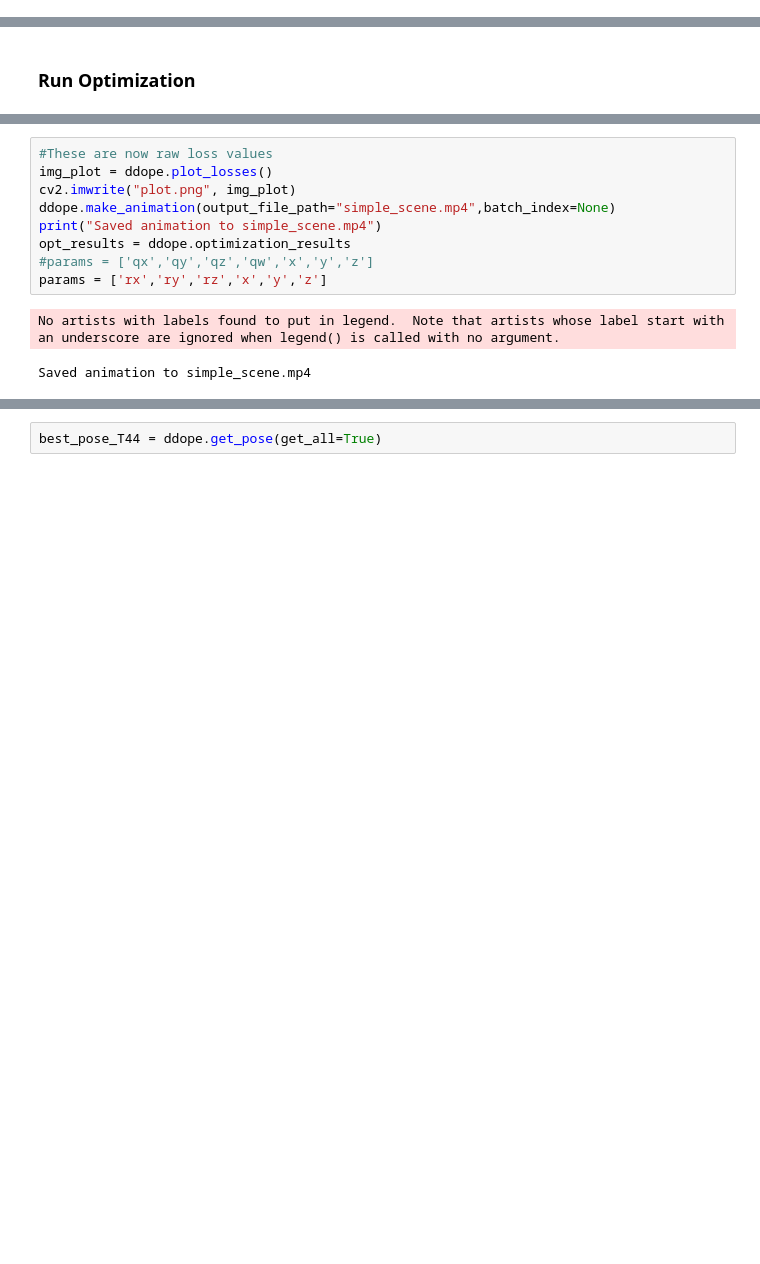
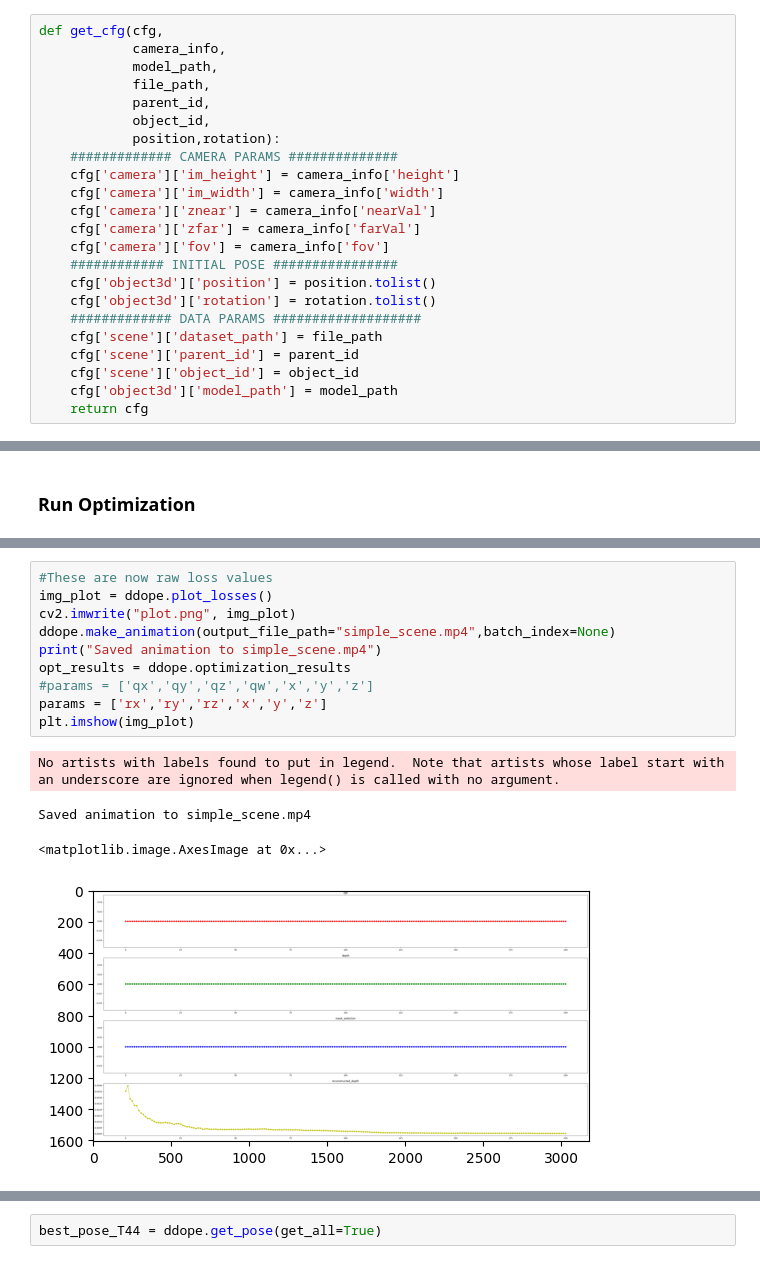
Before and after one commit to raoshashank/diff-dope, a Jupyter notebook: examples/test_diffdope_fullocc.ipynb, the cells around one changed output, grey strips where cells are left out. Cells and saved outputs as stored; diff of their text form; blank space fills up the shorter version.

```diff
--- a/examples/test_diffdope_fullocc.ipynb
+++ b/examples/test_diffdope_fullocc.ipynb
@@ -59,4 +62,27 @@ def T44_to_pose(T):
     pose[:3] = T[:3,-1]
     pose[3:] = Rotation.from_matrix(T[:3,:3]).as_quat()
     return pose
+# %%
+def get_cfg(cfg,
+            camera_info,
+            model_path,
+            file_path,
+            parent_id,
+            object_id,
+            position,rotation):
+    ############# CAMERA PARAMS ##############
+    cfg['camera']['im_height'] = camera_info['height']
+    cfg['camera']['im_width'] = camera_info['width']
+    cfg['camera']['znear'] = camera_info['nearVal']
+    cfg['camera']['zfar'] = camera_info['farVal']
+    cfg['camera']['fov'] = camera_info['fov']
+    ############ INITIAL POSE ################
+    cfg['object3d']['position'] = position.tolist()
+    cfg['object3d']['rotation'] = rotation.tolist()
+    ############# DATA PARAMS ###################
+    cfg['scene']['dataset_path'] = file_path
+    cfg['scene']['parent_id'] = parent_id
+    cfg['scene']['object_id'] = object_id
+    cfg['object3d']['model_path'] = model_path
+    return cfg
 # %% [markdown]
@@ -379,15 +292,18 @@ GT pose:[[-7.39839497e-01  6.66669600e-01 -9.04947105e-02  1.30281529e-01]
 # %%
 #These are now raw loss values
 img_plot = ddope.plot_losses()
 cv2.imwrite("plot.png", img_plot)
 ddope.make_animation(output_file_path="simple_scene.mp4",batch_index=None)
 print("Saved animation to simple_scene.mp4")
 opt_results = ddope.optimization_results
 #params = ['qx','qy','qz','qw','x','y','z']
 params = ['rx','ry','rz','x','y','z']
+plt.imshow(img_plot)
 # %% [output]
 No artists with labels found to put in legend.  Note that artists whose label start with an underscore are ignored when legend() is called with no argument.
 Saved animation to simple_scene.mp4
+<matplotlib.image.AxesImage at 0x...>
+[figure, added]
 # %%
 argmi = ddope.get_argmin()
 print(f"Best RGB Loss: {ddope.losses_values['rgb'][...,argmi][-1]}")
```
Also changed, not shown: parts of 33 cells of this notebook, 3 other files.
